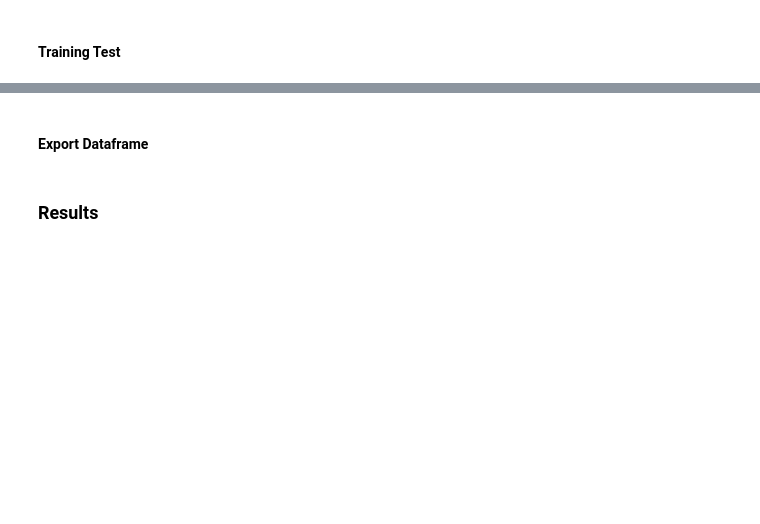
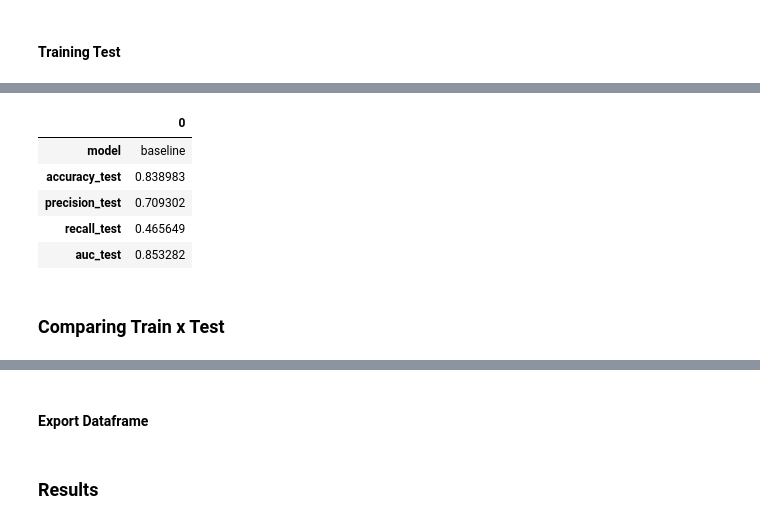
Before and after one commit to gabrielanakasato/rain-prediction, a Jupyter notebook: part02-baseline.ipynb, the cells around one changed output, grey strips where cells are left out. Drawn from its saved outputs; the diff is of its cells as text; code cells hidden in the pictures; blank space fills up the shorter version.

```diff
--- a/part02-baseline.ipynb
+++ b/part02-baseline.ipynb
@@ -444,7 +446,7 @@ df_metrics_train.T
 #### Training Test
 # %%
 # Create a dataframe for the metrics
-df_metrics_test = pd.DataFrame(columns=['model', 'accuracy_test', 'precision_test', 'recall_test', 'auc_test']
+df_metrics_test = pd.DataFrame(columns=['model', 'accuracy_test', 'precision_test', 'recall_test', 'auc_test'])
 
 # Add row
 row_values = {'model': 'baseline',
@@ -455,7 +457,7 @@ row_values = {'model': 'baseline',
 
 
 
-df_metrics_test = df_metrics_train.append(row_values, ignore_index=True)
+df_metrics_test = df_metrics_test.append(row_values, ignore_index=True)
 
 # Check the result
 df_metrics_test.T
@@ -463,0 +465,6 @@ SyntaxError: invalid syntax (<ipython-input-20-8d0655e24e8c>, line 5)
+|  | 0 |
+| model | baseline |
+| accuracy_test | 0.838983 |
+| precision_test | 0.709302 |
+| recall_test | 0.465649 |
+| auc_test | 0.853282 |
@@ -467,0 +471,2 @@ auc
+# %% [markdown]
+### Comparing Train x Test
```
Also changed, not shown: parts of 45 cells of this notebook, 3 other files.
